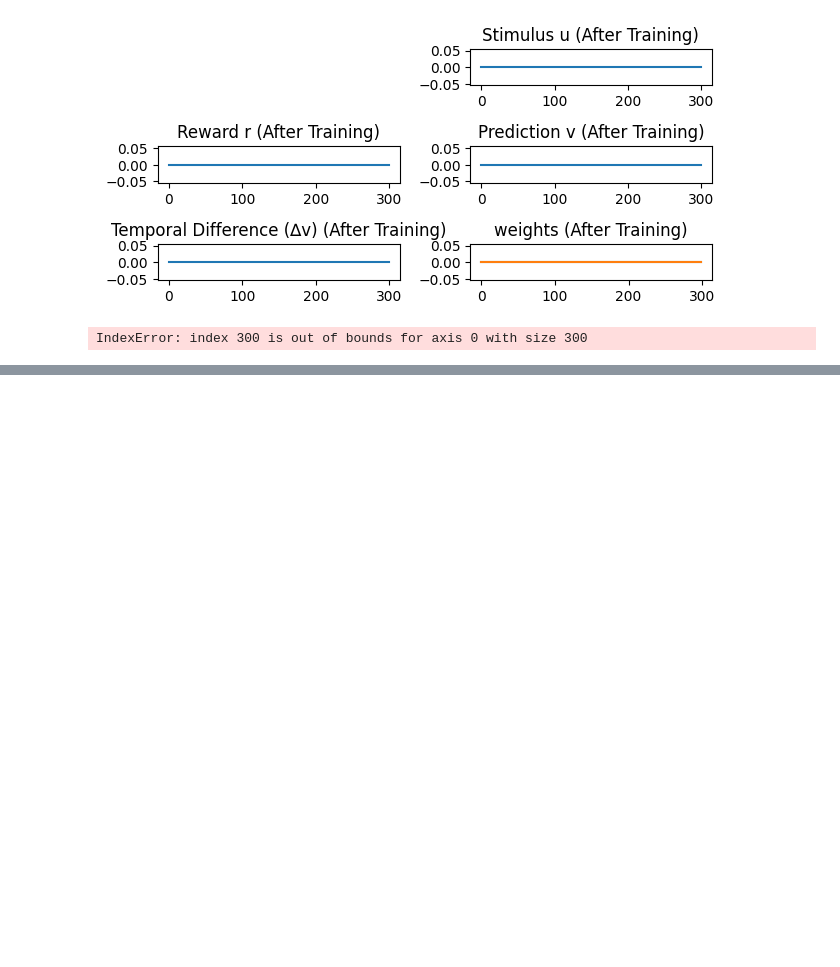
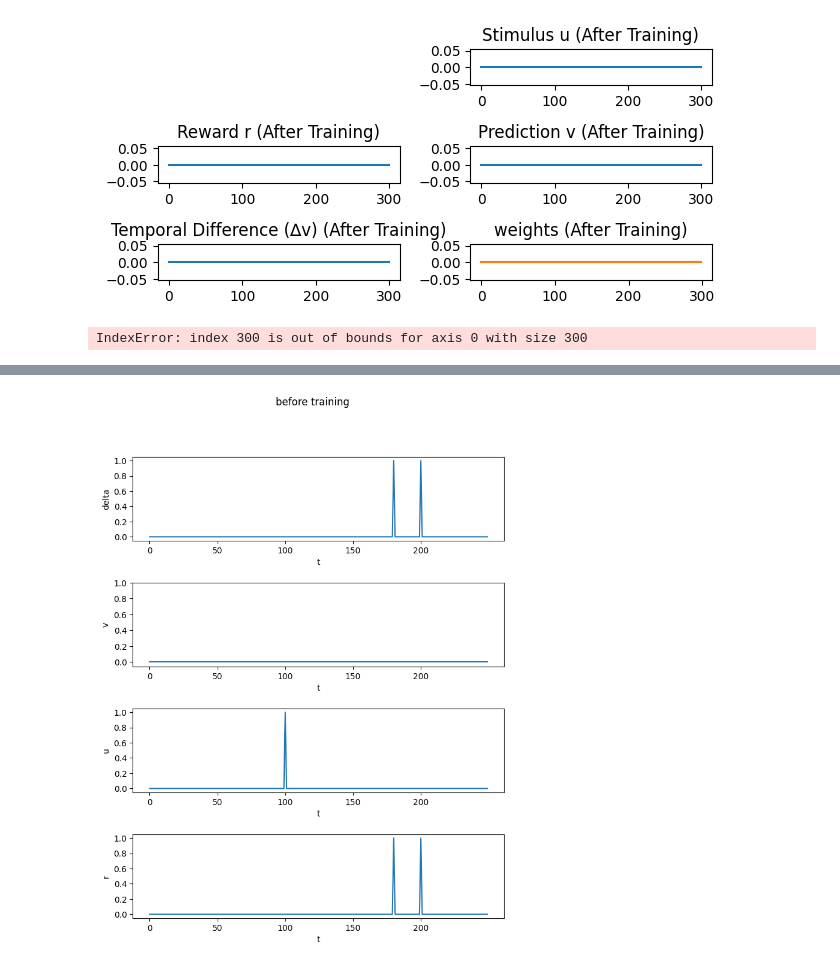
Before and after one commit to alinakrause/NeuralModelling, a Jupyter notebook: TDL.ipynb, the cells around one changed output, grey strips where cells are left out. Drawn from its saved outputs; the diff is of its cells as text; code cells hidden in the pictures; blank space fills up the shorter version.

```diff
--- a/TDL.ipynb
+++ b/TDL.ipynb
@@ -317,0 +436,87 @@ for n in range(0,trials):
+# %%
+import numpy as np
+import matplotlib.pyplot as plt
+from mpl_toolkits import mplot3d
+from scipy.stats import norm
+
+def plot_1d_subplots(delta, v, u, r, T,n):
+    if n == 0:
+        tr = 'before training'
+    else:
+        tr = 'after training'
+    fig, axes = plt.subplots(4, 1, figsize=(8, 10))
+    plt.suptitle(tr)
+
+    for i, data in enumerate([delta, v, u, r]):
+        axes[i].plot(data)
+        axes[i].set_xlabel('t')
+        axes[i].set_ylabel(['delta', 'v', 'u', 'r'][i])
+        axes[i].set_xticks(np.arange(0, T, step=50))
+        axes[i].set_yticks(np.arange(0, 1.1, step=0.2))
+
+    plt.subplots_adjust(hspace=0.5)
+    plt.show()
+
+def plot_3d_surface(delta_values, T, trials):
+    fig = plt.figure(figsize=(6, 12))
+    ax = fig.add_subplot(111, projection='3d')
+
+    time_axis, trials_axis = np.meshgrid(np.arange(T), np.arange(trials))
+
+    ax.plot_surface(time_axis, trials_axis, delta_values, cmap='gray',
+                    edgecolor='black', linewidth=0.1)
+
+    ax.set_xlabel('Time')
+    ax.set_ylabel('Trials')
+    ax.set_zlabel('Delta')
+
+    ax.set_yticks(np.arange(0, trials, step=50))
+
+    plt.tight_layout(rect=[0, 0, 1, 1])
+    ax.view_init(30, -60)
+    ax.set_zlim(0, 1)
+
+    plt.title('A')
+    plt.show()
+
+def simulate_and_plot(trials, T):
+    delta_values = np.zeros((trials, T))
+
+    for n in range(trials):
+        v = np.zeros((T))
+
+        for t in range(T):
+            for tau in range(t):
+                v[t] = v[t] + (w[tau] * u[t - tau])
+        for t in range(T - 1):
+            delta[t] = r[t] + v[t + 1] - v[t]
+
+        delta_values[n, :] = delta
+        for t in range(T):
+            for tau in range(t):
+                w[tau] = w[tau] + e * delta[t] * u[t - tau]
+
+        if n == 0 or n == trials - 1:
+            plot_1d_subplots(delta, v, u, r, T,n)
+
+    plot_3d_surface(delta_values, T, trials)
+
+# Initialize parameters
+T = 250
+delta = np.zeros((T))
+v = np.zeros((T))
+trials = 250
+w = np.zeros((T))
+r = np.zeros((T))
+u = np.zeros((T))
+
+# Set initial conditions
+r[200] = 1
+r[180] = 1
+u[100] = 1
+e = 0.5
+
+# Run simulation and plot
+simulate_and_plot(trials, T)
+# %% [output]
+[figure, added]
```
Also changed, not shown: parts of 3 cells of this notebook.
